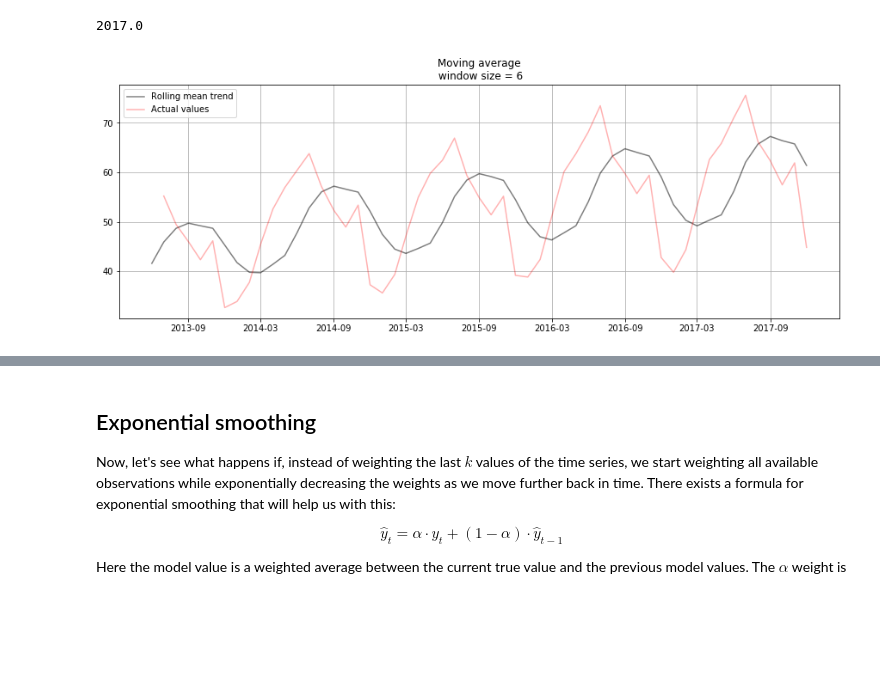
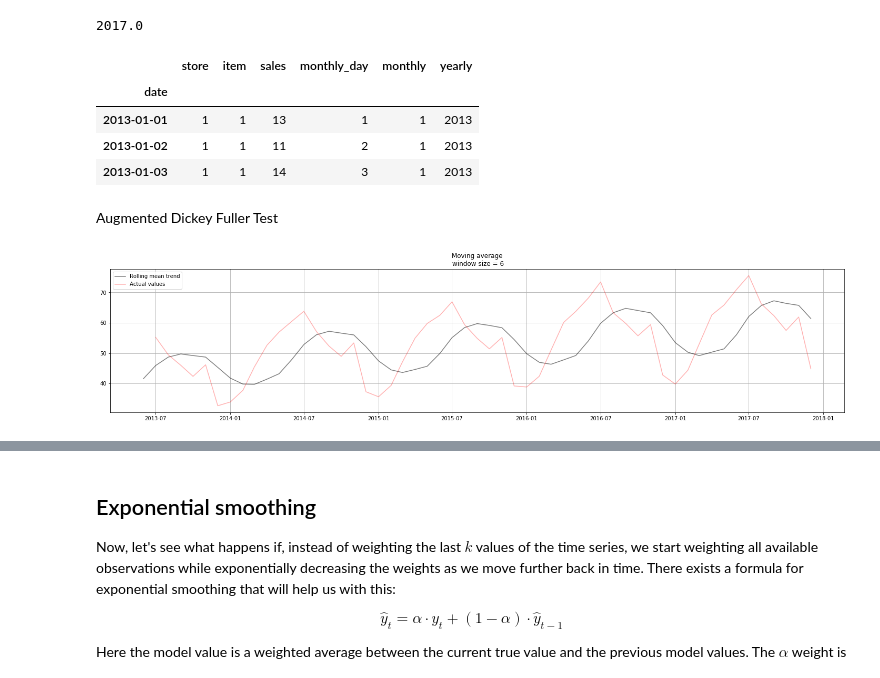
Before and after one commit to Hamza1122/Store-Item-Demand-Forecasting-Challenge, a Jupyter notebook: My_First_Time_Series_Comp_(Added_Prophet).ipynb, the cells around one changed output, grey strips where cells are left out. Drawn from its saved outputs; the diff is of its cells as text; code cells hidden in the pictures; blank space fills up the shorter version.

```diff
--- a/My_First_Time_Series_Comp_(Added_Prophet).ipynb
+++ b/My_First_Time_Series_Comp_(Added_Prophet).ipynb
@@ -208,3 +206,13 @@ def moving_average(series, n):
 moving_average(train['yearly'], 24) # prediction for the last observed day (past 24 hours)
 # %% [output]
 2017.0
+# %%
+train.head(3)
+# %% [output]
+|  | store | item | sales | monthly_day | monthly | yearly |
+| date |  |  |  |  |  |  |
+| 2013-01-01 | 1 | 1 | 13 | 1 | 1 | 2013 |
+| 2013-01-02 | 1 | 1 | 11 | 2 | 1 | 2013 |
+| 2013-01-03 | 1 | 1 | 14 | 3 | 1 | 2013 |
+# %% [markdown]
+Augmented Dickey Fuller Test
@@ -211,5 +232,5 @@ moving_average(train['yearly'], 24) # prediction for the last observed day (past
 # %%
-def plotMovingAverage(series, window, plot_intervals=False, scale=2, plot_anomalies=False):
+def Rolling_Mean_Average(series, window, plot_intervals=False, scale=2, plot_anomalies=False):
 
     """
         series - dataframe with timeseries
@@ -220,7 +241,7 @@ def plotMovingAverage(series, window, plot_intervals=False, scale=2, plot_anomal
     """
     rolling_mean = series.rolling(window=window).mean()
 
-    plt.figure(figsize=(15,5))
+    plt.figure(figsize=(25,5))
     plt.title("Moving average\n window size = {}".format(window))
     plt.plot(rolling_mean, color='Black', label="Rolling mean trend", alpha=0.5)
 
@@ -244,6 +265,6 @@ def plotMovingAverage(series, window, plot_intervals=False, scale=2, plot_anomal
     plt.legend(loc="upper left")
     plt.grid(True)
 # %%
-plotMovingAverage(y, 6, plot_intervals=False, scale=2, plot_anomalies=False)
+Rolling_Mean_Average(sampling_variable,6, plot_intervals=False, scale=2, plot_anomalies=False)
 # %% [output]
-[figure, old version]
+[figure, new version]
```
Also changed, not shown: parts of 31 cells of this notebook.
